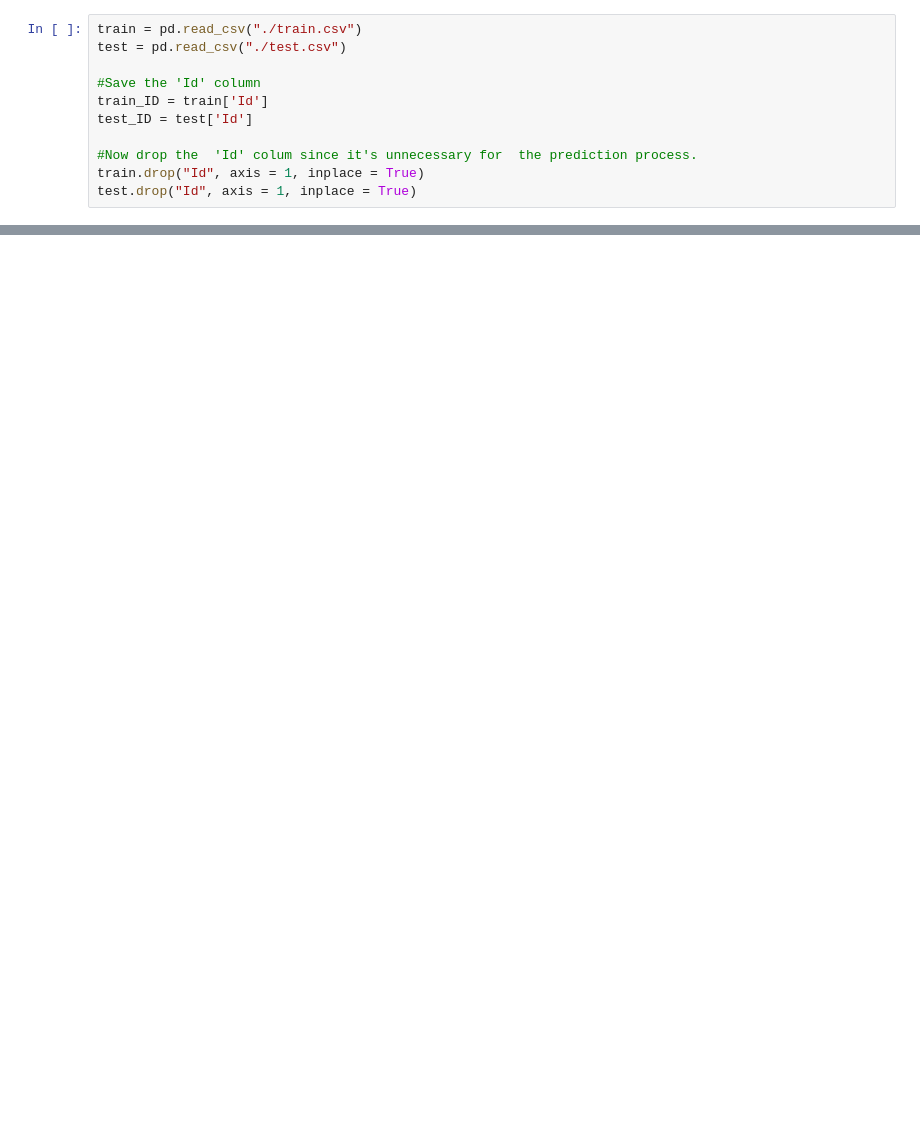
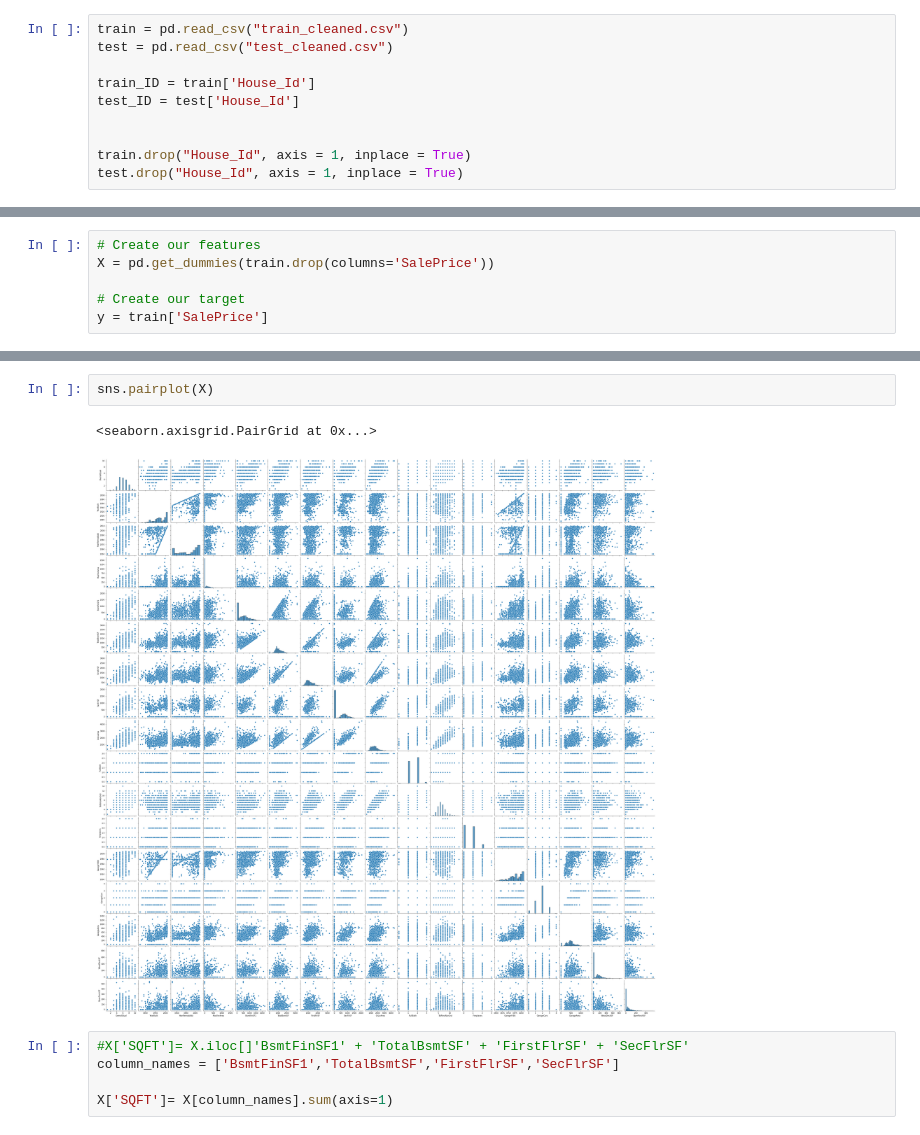
Before and after one commit to vvinci21/Team_8, a Jupyter notebook: Team8_HousingPred.ipynb, the cells around one changed output, grey strips where cells are left out. Saved outputs shown, nothing was run; the diff lists cells and outputs as text; blank space fills up the shorter version.

```diff
--- a/Team8_HousingPred.ipynb
+++ b/Team8_HousingPred.ipynb
@@ -15,14 +56,13 @@ from scipy.stats.stats import pearsonr
 # %%
-train = pd.read_csv("./train.csv")
-test = pd.read_csv("./test.csv")
+train = pd.read_csv("train_cleaned.csv")
+test = pd.read_csv("test_cleaned.csv")
 
-#Save the 'Id' column
-train_ID = train['Id']
-test_ID = test['Id']
+train_ID = train['House_Id']
+test_ID = test['House_Id']
 
-#Now drop the  'Id' colum since it's unnecessary for  the prediction process.
-train.drop("Id", axis = 1, inplace = True)
-test.drop("Id", axis = 1, inplace = True)
+
+train.drop("House_Id", axis = 1, inplace = True)
+test.drop("House_Id", axis = 1, inplace = True)
 # %%
 print('Train Data: \n')
 print("Number of columns: "+ str(train.shape[1]))
@@ -68,0 +110,6 @@ plt.show()
+# %%
+# Create our features
+X = pd.get_dummies(train.drop(columns='SalePrice'))
+
+# Create our target
+y = train['SalePrice']
@@ -68,0 +159,10 @@ plt.show()
+# %%
+sns.pairplot(X)
+# %% [output]
+<seaborn.axisgrid.PairGrid at 0x...>
+[figure, added]
+# %%
+#X['SQFT']= X.iloc[]'BsmtFinSF1' + 'TotalBsmtSF' + 'FirstFlrSF' + 'SecFlrSF'
+column_names = ['BsmtFinSF1','TotalBsmtSF','FirstFlrSF','SecFlrSF']
+
+X['SQFT']= X[column_names].sum(axis=1)
```
Also changed, not shown: parts of 25 cells of this notebook.
